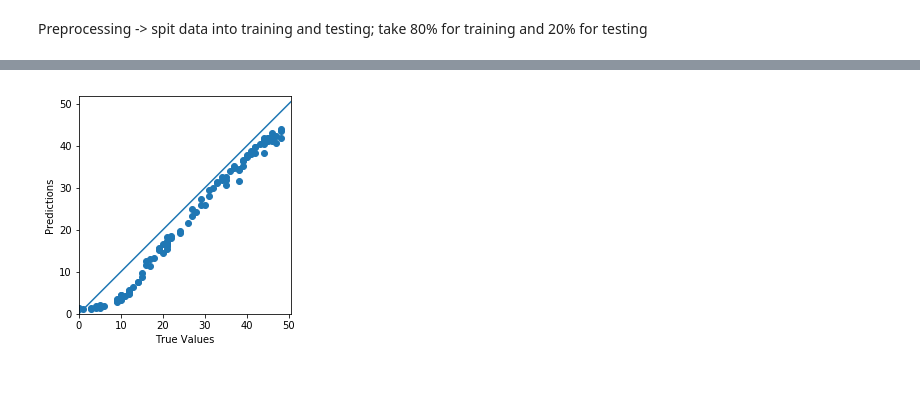
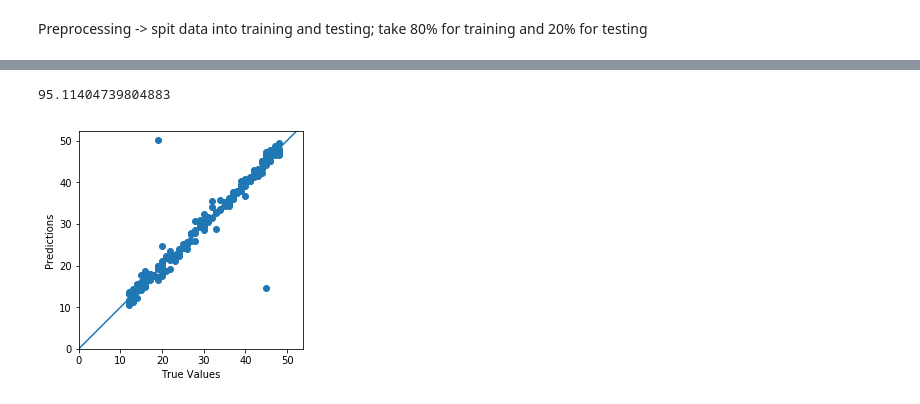
Before and after one commit to mdmorris/CNNsimple, a Jupyter notebook: CNN.ipynb, the cells around one changed output, grey strips where cells are left out. Saved outputs shown, nothing was run; the diff lists cells and outputs as text; code cells hidden in the pictures.

Commit message:
changed distance DNN to CNN and added basic DNN to measure radii

```diff
--- a/CNN.ipynb
+++ b/CNN.ipynb
@@ -83,22 +237,18 @@ Preprocessing -> spit data into training and testing; take 80% for training and
 # %%
 split = int(0.8*len(circleData))
-
-train_data = circleData[:split]
-train_labels = distanceLabels[:split]
-
-test_data = circleData[split:]
-test_labels = distanceLabels[split:]
+train_data_rad = circleData[:split]
+train_labels_rad = radiiLabels[:split]
+test_data_rad = circleData[split:]
+test_labels_rad = radiiLabels[split:]
 # %%
-def build_model():
+def build_model_rad():
   model = keras.Sequential([
+    layers.Dense(64,activation = tf.nn.relu),
     layers.Dense(64, activation=tf.nn.relu),
-    layers.Dense(64, activation=tf.nn.relu),
-    layers.Dense(1)
+    layers.Dense(2)
   ])
 
-  optimizer = tf.keras.optimizers.RMSprop(0.001)
-
   model.compile(loss='mean_squared_error',
-                optimizer=optimizer,
+                optimizer='adam',
                 metrics=['mean_absolute_error', 'mean_squared_error'])
   return model
@@ -107,5 +255,6 @@ model = build_model()
 # %%
-example_batch = train_data[:10]
-example_result = model.predict(example_batch)
+model_rad = build_model_rad()
+example_batch = train_data_rad[:10]
+example_result = model_rad.predict(example_batch)
 example_result
 # %% [output]
@@ -122,16 +271,18 @@ array([[0.5543829],
 # %%
-# Display training progress by printing a single dot for each completed epoch
 class PrintDot(keras.callbacks.Callback):
   def on_epoch_end(self, epoch, logs):
-    if epoch % 100 == 0: print('')
+    if epoch % 100 == 0:
+        print('')
     print('.', end='')
 
 EPOCHS = 1000
 
-history = model.fit(
-  train_data, train_labels,
-  epochs=EPOCHS, validation_split = 0.2, verbose=0,
+history = model_rad.fit(
+  train_data_rad, train_labels_rad,
+  epochs=EPOCHS, validation_split = 0.2, verbose = 0,
   callbacks=[PrintDot()])
+
+plot_history(history)
 # %% [output]
 ....................................................................................................
 ....................................................................................................
@@ -161,13 +320,16 @@ Testing set Mean Abs Error:  3.86 distance
 # %%
-test_predictions = model.predict(test_data).flatten()
-plt.scatter(test_labels, test_predictions)
+test_predictions_rad = model_rad.predict(test_data_rad).flatten()
+ratio = 100-(abs(test_labels_rad.flatten() - test_predictions_rad)*100/test_predictions_rad)
+print(np.average(ratio))
+plt.scatter(test_labels_rad, test_predictions_rad)
 
 plt.xlabel('True Values')
 plt.ylabel('Predictions')
 plt.axis('equal')
 plt.axis('square')
 plt.xlim([0,plt.xlim()[1]])
 plt.ylim([0,plt.ylim()[1]])
 _ = plt.plot([-100, 100], [-100, 100])
 # %% [output]
+95.11404739804883
-[figure, old version]
+[figure, new version]
```
Also changed, not shown: parts of 25 cells of this notebook.
